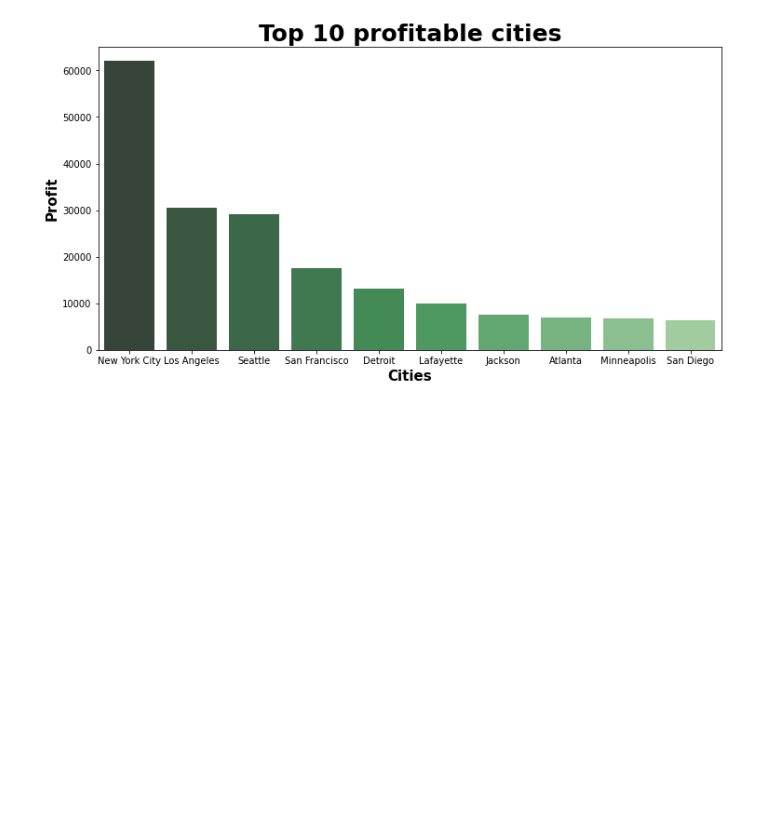
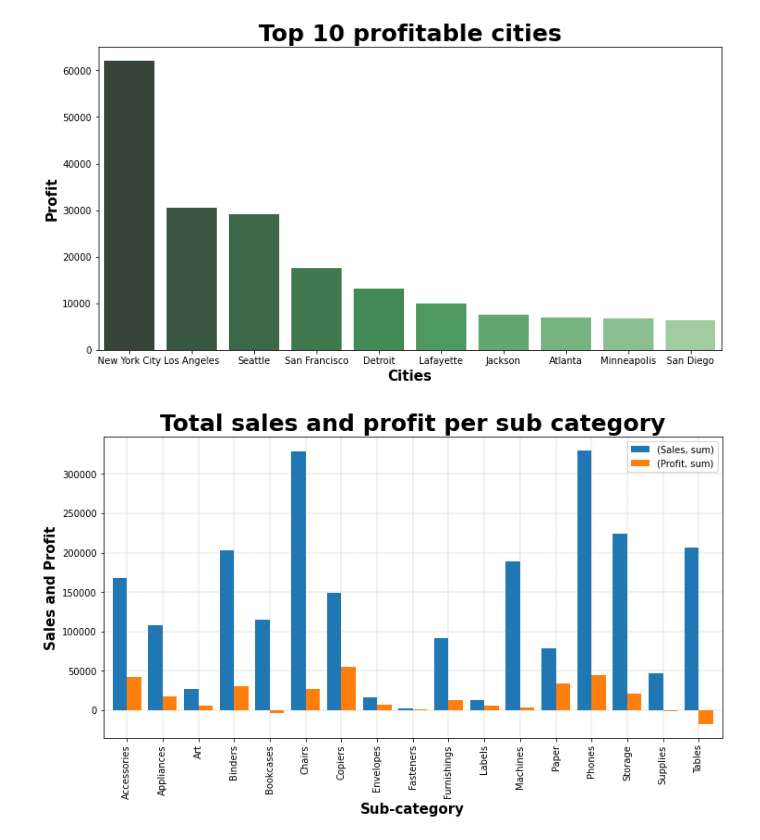
Before and after one commit to tawadesharad/Exploratory-Data-Analysis-Superstore-Dataset, a Jupyter notebook: EDA_Superstore.ipynb, the cells around one changed output. Saved outputs shown, nothing was run; the diff lists cells and outputs as text; code cells hidden in the pictures; blank space fills up the shorter version.

```diff
--- a/EDA_Superstore.ipynb
+++ b/EDA_Superstore.ipynb
@@ -123,3 +124,14 @@ plt.ylabel('Profit', weight='bold', fontsize=15)
 plt.show()
 # %% [output]
 [figure]
+# %%
+sales_sum_profit=df.groupby('Sub-Category')['Sales','Profit'].agg(['sum'])
+sales_sum_profit.plot.bar(width=0.8,figsize=(12,6))
+plt.title('Total sales and profit per sub category', weight='bold',fontsize=25)
+plt.xlabel('Sub-category',weight='bold',fontsize=15)
+plt.ylabel('Sales and Profit',weight='bold',fontsize=15)
+plt.grid(color='gray',linestyle='--',linewidth=0.3)
+plt.legend(loc='upper right')
+plt.show()
+# %% [output]
+[figure, added]
```
Also changed, not shown: parts of 1 cell of this notebook.
